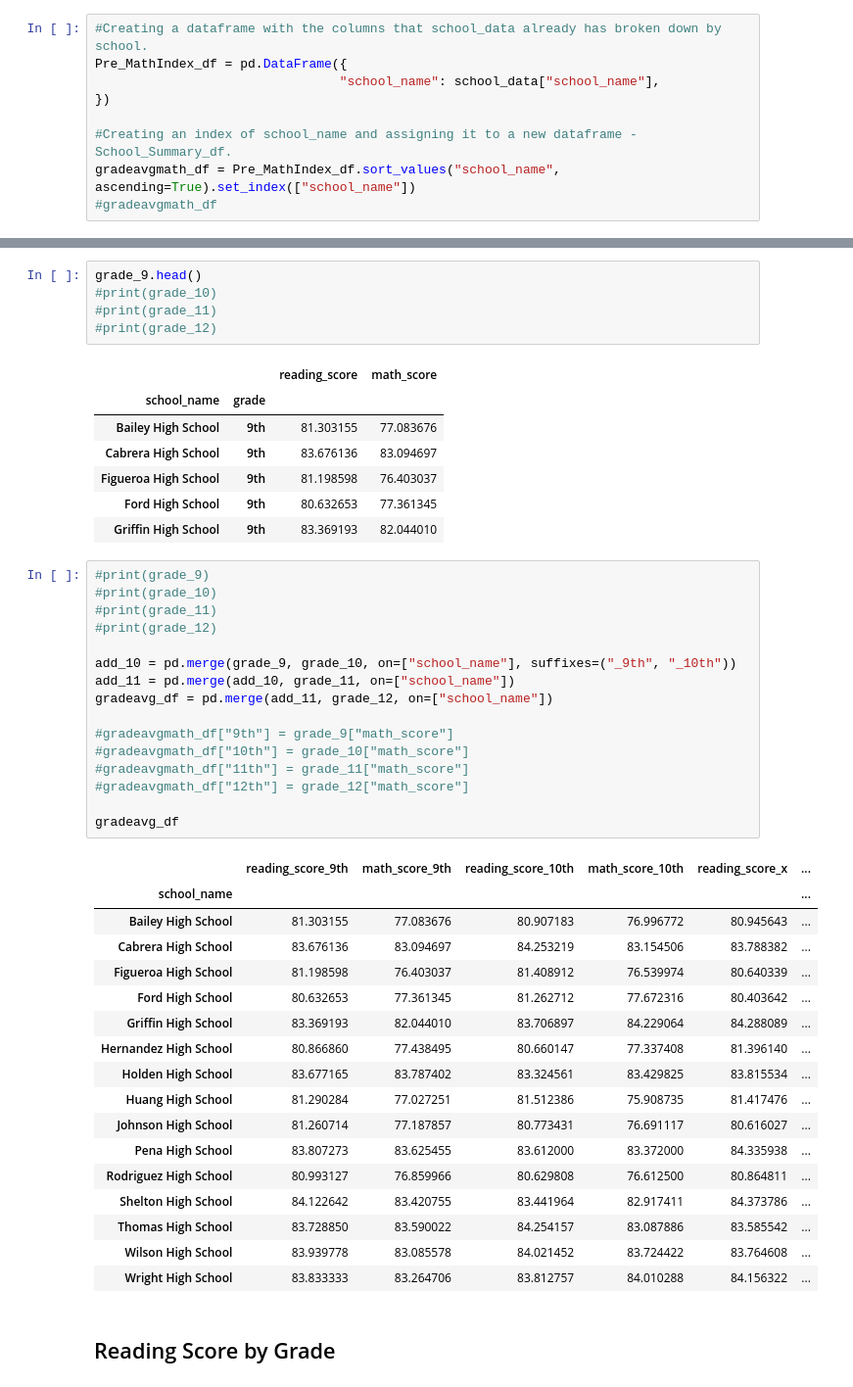
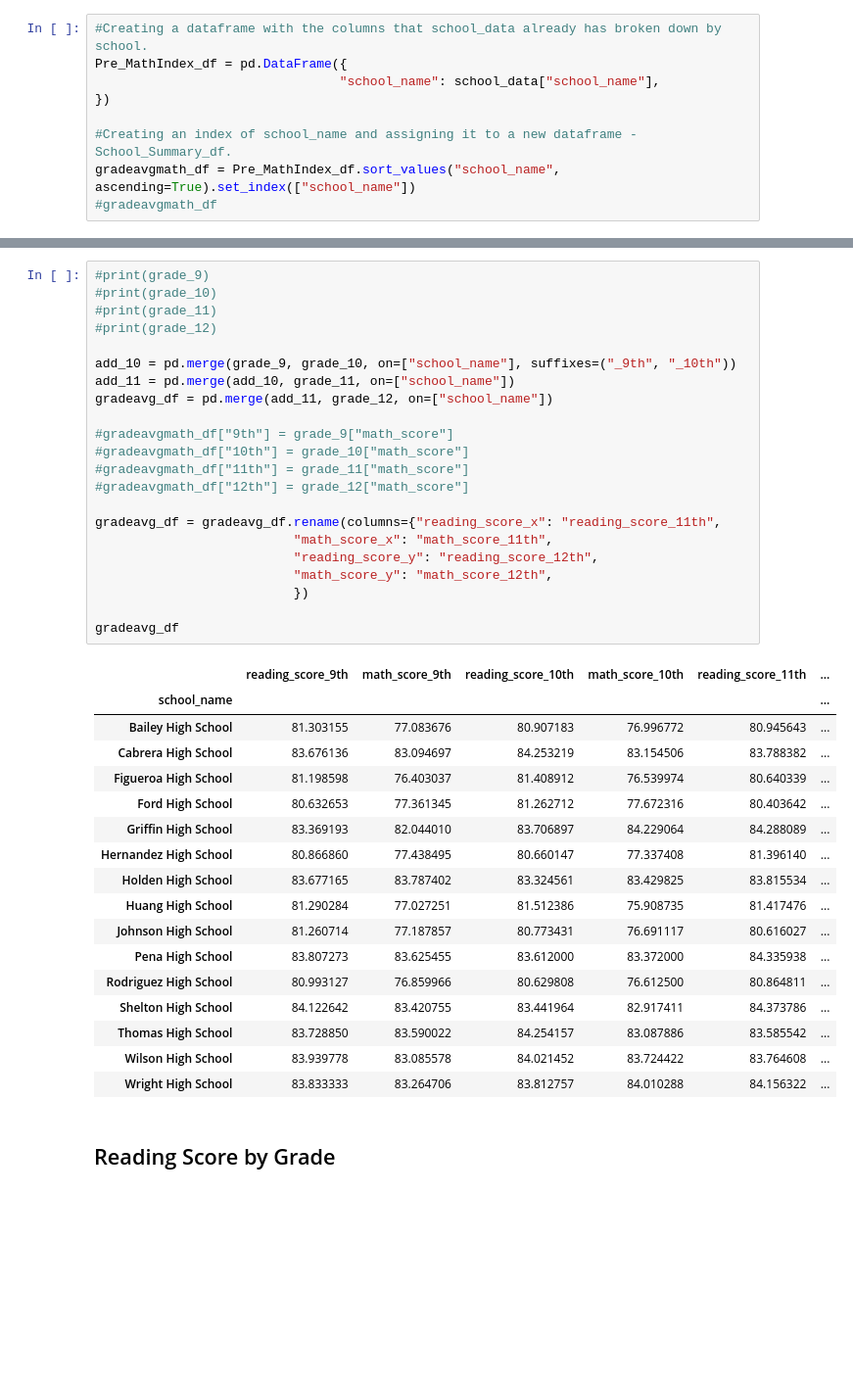
Before and after one commit to DerekLarson77/Pandas-School-Grades, a Jupyter notebook: PyCitySchools/PyCitySchools_rework.ipynb, the cells around one changed output, grey strips where cells are left out. Shown at 98% size. Cells and saved outputs as stored; diff of their text form; blank space fills up the shorter version.

```diff
--- a/PyCitySchools/PyCitySchools_rework.ipynb
+++ b/PyCitySchools/PyCitySchools_rework.ipynb
@@ -350,37 +350,30 @@ student_grade_index_df.head()
 |  | 12th | 20386.724708 | 80.912451 | 76.492218 |
 |  | 9th | 20344.481481 | 81.303155 | 77.083676 |
 | Cabrera High School | 10th | 16909.487124 | 84.253219 | 83.154506 |
-# %%
-grade_9.head()
-#print(grade_10)
-#print(grade_11)
-#print(grade_12)
-# %% [output]
-|  |  | reading_score | math_score |
-| school_name | grade |  |  |
-| Bailey High School | 9th | 81.303155 | 77.083676 |
-| Cabrera High School | 9th | 83.676136 | 83.094697 |
-| Figueroa High School | 9th | 81.198598 | 76.403037 |
-| Ford High School | 9th | 80.632653 | 77.361345 |
-| Griffin High School | 9th | 83.369193 | 82.044010 |
 # %%
 #print(grade_9)
 #print(grade_10)
 #print(grade_11)
 #print(grade_12)
 
 add_10 = pd.merge(grade_9, grade_10, on=["school_name"], suffixes=("_9th", "_10th"))
 add_11 = pd.merge(add_10, grade_11, on=["school_name"])
 gradeavg_df = pd.merge(add_11, grade_12, on=["school_name"])
 
 #gradeavgmath_df["9th"] = grade_9["math_score"]
 #gradeavgmath_df["10th"] = grade_10["math_score"]
 #gradeavgmath_df["11th"] = grade_11["math_score"]
 #gradeavgmath_df["12th"] = grade_12["math_score"]
 
+gradeavg_df = gradeavg_df.rename(columns={"reading_score_x": "reading_score_11th",
+                          "math_score_x": "math_score_11th",
+                          "reading_score_y": "reading_score_12th",
+                          "math_score_y": "math_score_12th",
+                          })
+
 gradeavg_df
 # %% [output]
-|  | reading_score_9th | math_score_9th | reading_score_10th | math_score_10th | reading_score_x | ... |
+|  | reading_score_9th | math_score_9th | reading_score_10th | math_score_10th | reading_score_11th | ... |
 | school_name |  |  |  |  |  | ... |
 | Bailey High School | 81.303155 | 77.083676 | 80.907183 | 76.996772 | 80.945643 | ... |
 | Cabrera High School | 83.676136 | 83.094697 | 84.253219 | 83.154506 | 83.788382 | ... |
```
Also changed, not shown: parts of 1 cell of this notebook, 1 other file.
